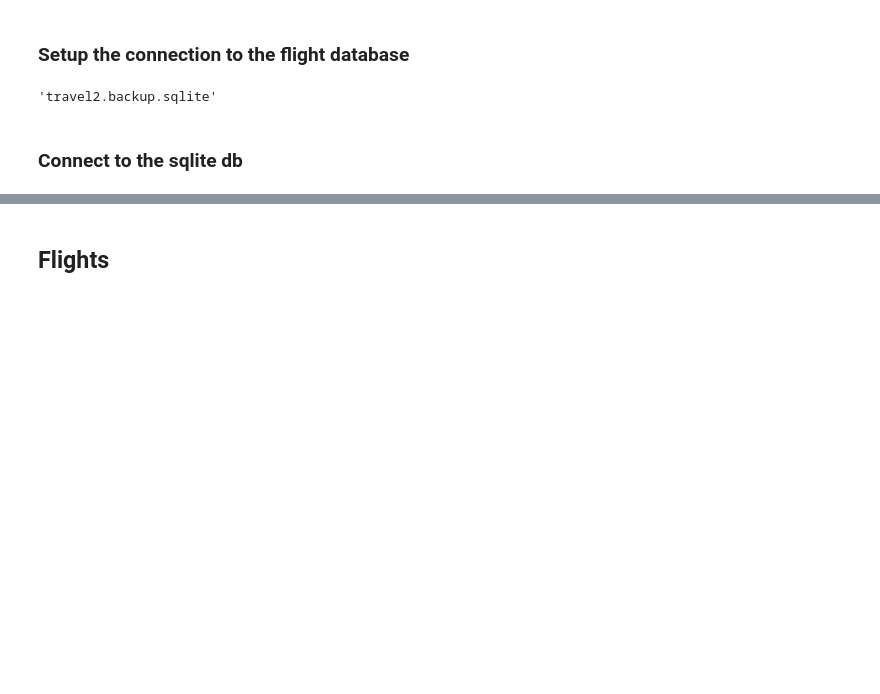
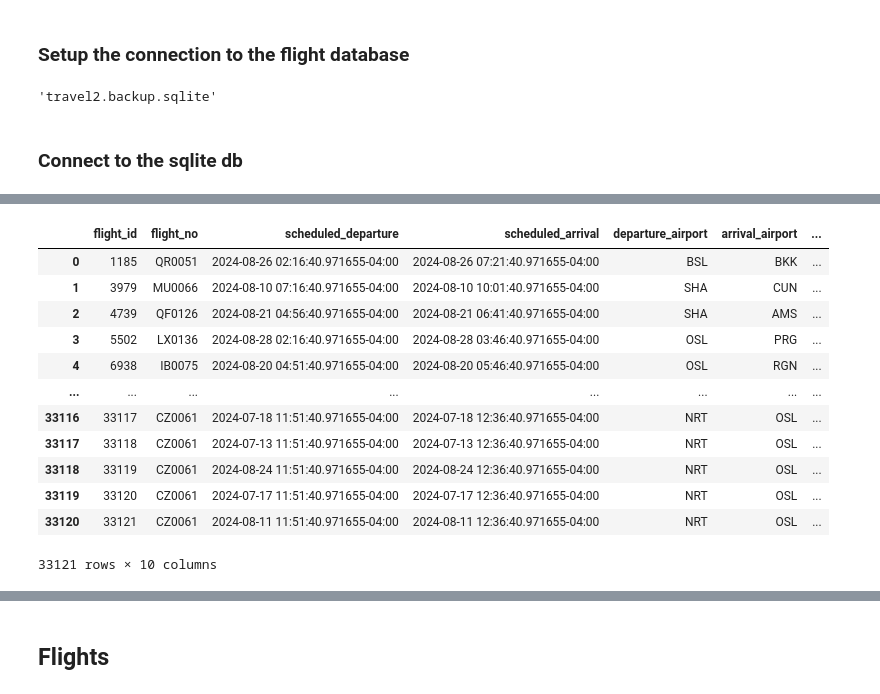
Before and after one commit to ARKA1112/Langgraph_Tutorial_Series_self_2024, a Jupyter notebook: 2_Build_Customer_support_bot.ipynb, the cells around one changed output, grey strips where cells are left out. Saved outputs shown, nothing was run; the diff lists cells and outputs as text; code cells hidden in the pictures; blank space fills up the shorter version.

```diff
--- a/2_Build_Customer_support_bot.ipynb
+++ b/2_Build_Customer_support_bot.ipynb
@@ -78,0 +102,16 @@ tdf["bookings"]["book_date"] = (
+# %%
+tdf['flights']
+# %% [output]
+|  | flight_id | flight_no | scheduled_departure | scheduled_arrival | departure_airport | arrival_airport | ... |
+| 0 | 1185 | QR0051 | 2024-08-26 02:16:40.971655-04:00 | 2024-08-26 07:21:40.971655-04:00 | BSL | BKK | ... |
+| 1 | 3979 | MU0066 | 2024-08-10 07:16:40.971655-04:00 | 2024-08-10 10:01:40.971655-04:00 | SHA | CUN | ... |
+| 2 | 4739 | QF0126 | 2024-08-21 04:56:40.971655-04:00 | 2024-08-21 06:41:40.971655-04:00 | SHA | AMS | ... |
+| 3 | 5502 | LX0136 | 2024-08-28 02:16:40.971655-04:00 | 2024-08-28 03:46:40.971655-04:00 | OSL | PRG | ... |
+| 4 | 6938 | IB0075 | 2024-08-20 04:51:40.971655-04:00 | 2024-08-20 05:46:40.971655-04:00 | OSL | RGN | ... |
+| ... | ... | ... | ... | ... | ... | ... | ... |
+| 33116 | 33117 | CZ0061 | 2024-07-18 11:51:40.971655-04:00 | 2024-07-18 12:36:40.971655-04:00 | NRT | OSL | ... |
+| 33117 | 33118 | CZ0061 | 2024-07-13 11:51:40.971655-04:00 | 2024-07-13 12:36:40.971655-04:00 | NRT | OSL | ... |
+| 33118 | 33119 | CZ0061 | 2024-08-24 11:51:40.971655-04:00 | 2024-08-24 12:36:40.971655-04:00 | NRT | OSL | ... |
+| 33119 | 33120 | CZ0061 | 2024-07-17 11:51:40.971655-04:00 | 2024-07-17 12:36:40.971655-04:00 | NRT | OSL | ... |
+| 33120 | 33121 | CZ0061 | 2024-08-11 11:51:40.971655-04:00 | 2024-08-11 12:36:40.971655-04:00 | NRT | OSL | ... |
+33121 rows × 10 columns
```
Also changed, not shown: parts of 30 cells of this notebook, 2 other files.
